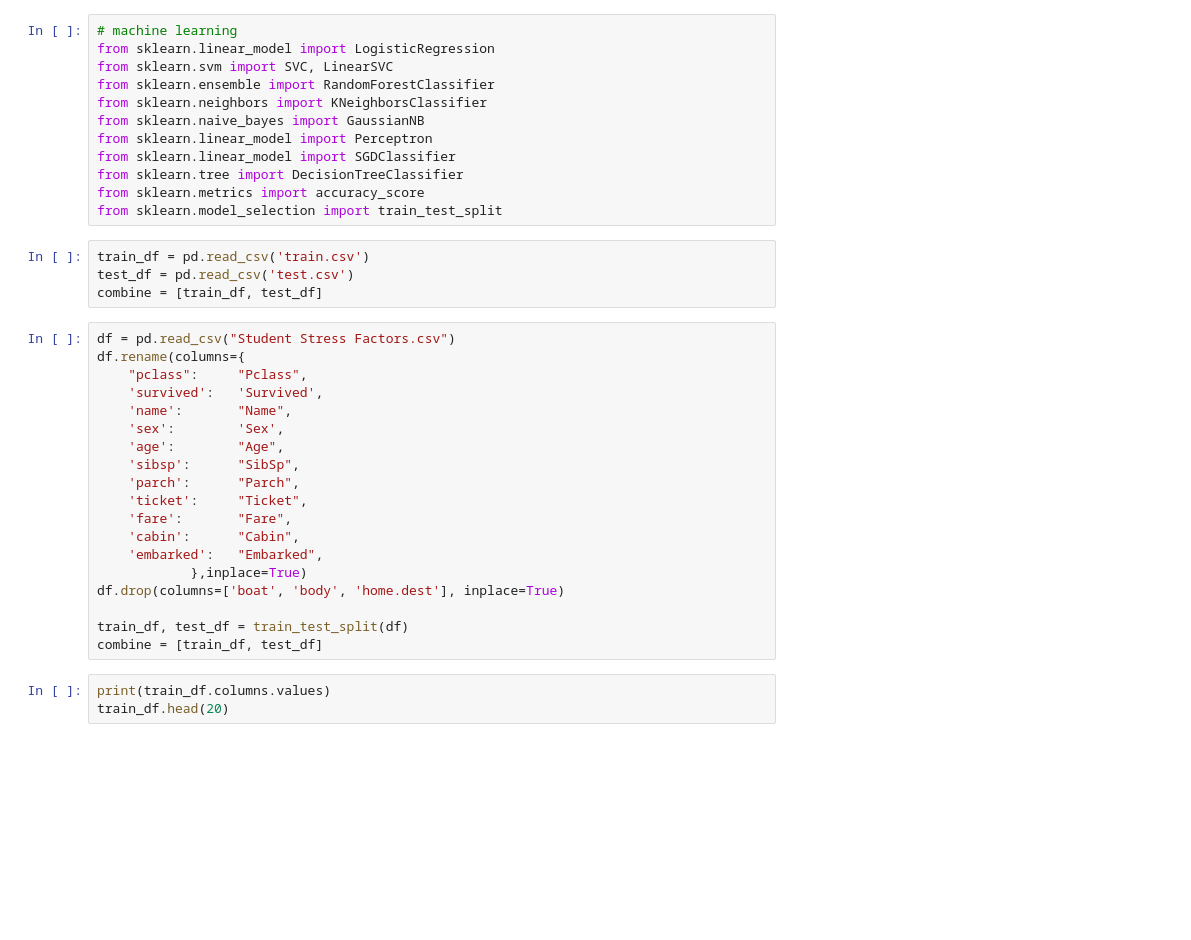
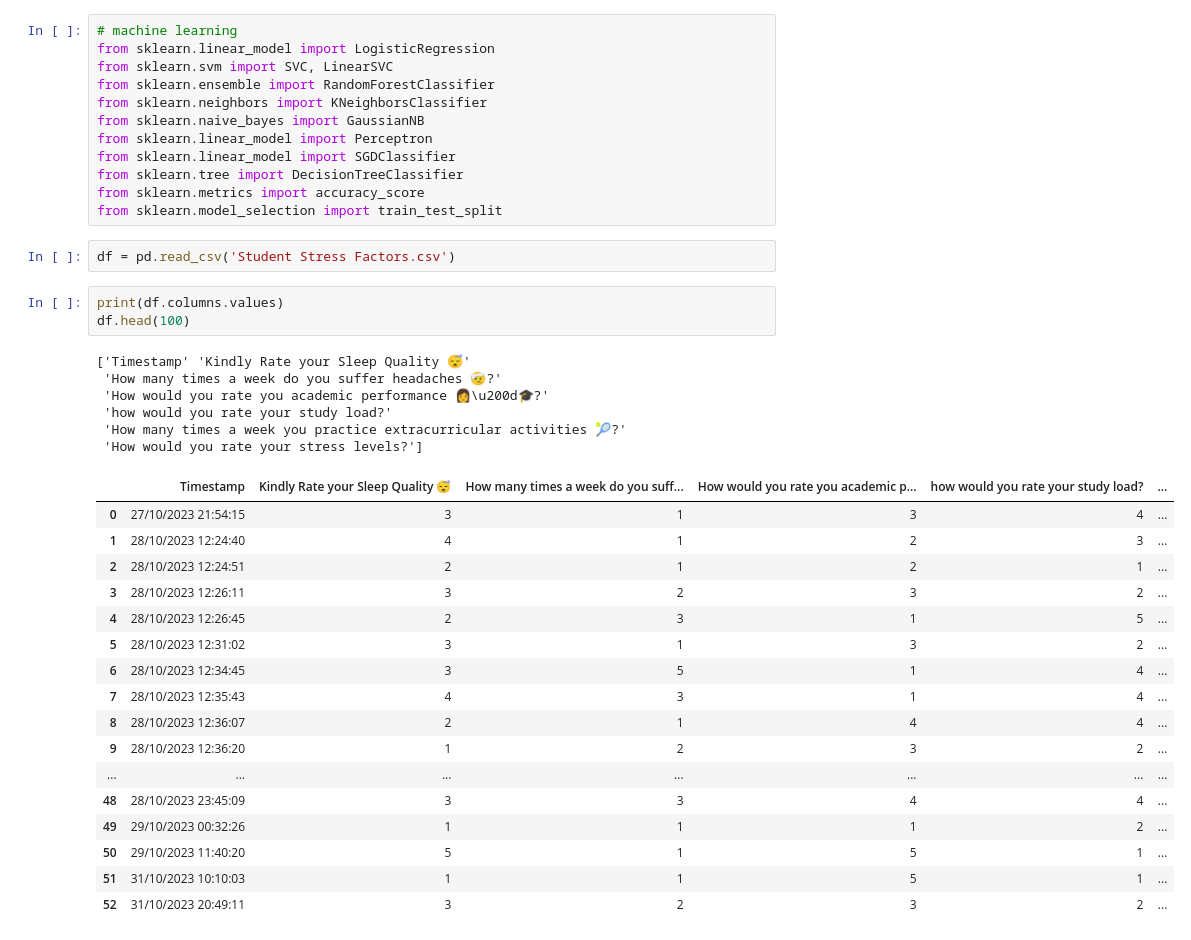
Before and after one commit to Davidino05/eserciziphyton, a Jupyter notebook: progetto_machine_learning/Student Stress Factors.ipynb, the cells around one changed output. Saved outputs shown, nothing was run; the diff lists cells and outputs as text; blank space fills up the shorter version.

```diff
--- a/progetto_machine_learning/Student Stress Factors.ipynb
+++ b/progetto_machine_learning/Student Stress Factors.ipynb
@@ -27,29 +27,32 @@ from sklearn.linear_model import SGDClassifier
 from sklearn.tree import DecisionTreeClassifier
 from sklearn.metrics import accuracy_score
 from sklearn.model_selection import train_test_split
-# %%
-train_df = pd.read_csv('train.csv')
-test_df = pd.read_csv('test.csv')
-combine = [train_df, test_df]
-# %%
-df = pd.read_csv("Student Stress Factors.csv")
-df.rename(columns={
-    "pclass":     "Pclass",
-    'survived':   'Survived',
-    'name':       "Name",
-    'sex':        'Sex',
-    'age':        "Age",
-    'sibsp':      "SibSp",
-    'parch':      "Parch",
-    'ticket':     "Ticket",
-    'fare':       "Fare",
-    'cabin':      "Cabin",
-    'embarked':   "Embarked",
-            },inplace=True)
-df.drop(columns=['boat', 'body', 'home.dest'], inplace=True)
-
-train_df, test_df = train_test_split(df)
-combine = [train_df, test_df]
+# %%
+df = pd.read_csv('Student Stress Factors.csv')
 # %%
-print(train_df.columns.values)
-train_df.head(20)
+print(df.columns.values)
+df.head(100)
+# %% [output]
+['Timestamp' 'Kindly Rate your Sleep Quality 😴'
+ 'How many times a week do you suffer headaches 🤕?'
+ 'How would you rate you academic performance 👩\u200d🎓?'
+ 'how would you rate your study load?'
+ 'How many times a week you practice extracurricular activities 🎾?'
+ 'How would you rate your stress levels?']
+|  | Timestamp | Kindly Rate your Sleep Quality 😴 | How many times a week do you suff... | How would you rate you academic p... | how would you rate your study load? | ... |
+| 0 | 27/10/2023 21:54:15 | 3 | 1 | 3 | 4 | ... |
+| 1 | 28/10/2023 12:24:40 | 4 | 1 | 2 | 3 | ... |
+| 2 | 28/10/2023 12:24:51 | 2 | 1 | 2 | 1 | ... |
+| 3 | 28/10/2023 12:26:11 | 3 | 2 | 3 | 2 | ... |
+| 4 | 28/10/2023 12:26:45 | 2 | 3 | 1 | 5 | ... |
+| 5 | 28/10/2023 12:31:02 | 3 | 1 | 3 | 2 | ... |
+| 6 | 28/10/2023 12:34:45 | 3 | 5 | 1 | 4 | ... |
+| 7 | 28/10/2023 12:35:43 | 4 | 3 | 1 | 4 | ... |
+| 8 | 28/10/2023 12:36:07 | 2 | 1 | 4 | 4 | ... |
+| 9 | 28/10/2023 12:36:20 | 1 | 2 | 3 | 2 | ... |
+| ... | ... | ... | ... | ... | ... | ... |
+| 48 | 28/10/2023 23:45:09 | 3 | 3 | 4 | 4 | ... |
+| 49 | 29/10/2023 00:32:26 | 1 | 1 | 1 | 2 | ... |
+| 50 | 29/10/2023 11:40:20 | 5 | 1 | 5 | 1 | ... |
+| 51 | 31/10/2023 10:10:03 | 1 | 1 | 5 | 1 | ... |
+| 52 | 31/10/2023 20:49:11 | 3 | 2 | 3 | 2 | ... |
```
Also changed, not shown: parts of 7 cells of this notebook, 1 other file.
